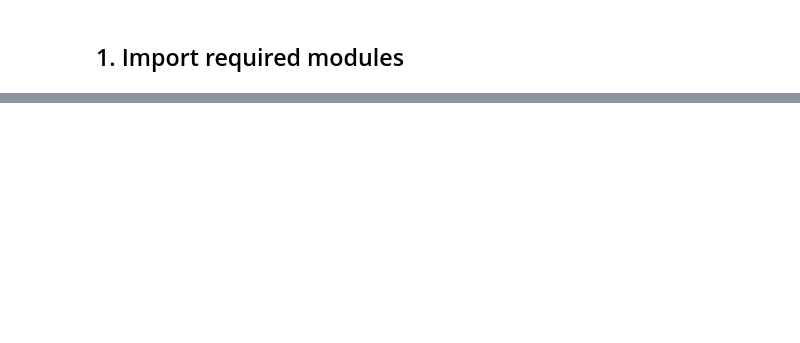
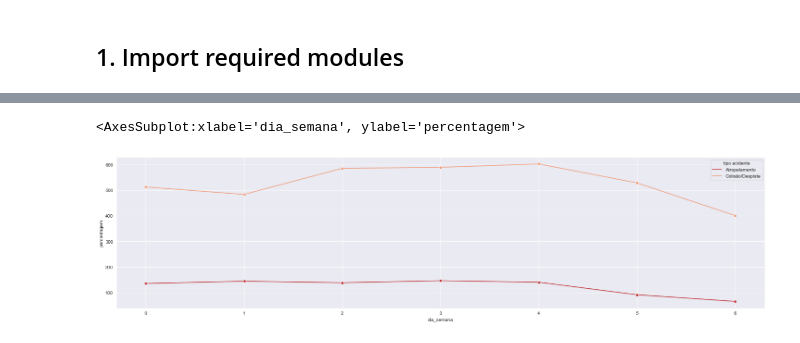
Before and after one commit to FabioParaiso/eds_pfds_project, a Jupyter notebook: 01-notebooks/0.1-accident-general-evaluation.ipynb, the cells around one changed output, grey strips where cells are left out. Cells and saved outputs as stored; diff of their text form; code cells hidden in the pictures; blank space fills up the shorter version.

```diff
--- a/01-notebooks/0.1-accident-general-evaluation.ipynb
+++ b/01-notebooks/0.1-accident-general-evaluation.ipynb
@@ -279,0 +71,11 @@ pd.DataFrame(days, columns = ['day_of_year', 'hour']).merge(teste, on=['day_of_y
+# %%
+weekday_counting = (
+    data_wo_geolocation
+    .groupby(['dia_semana', 'tipo acidente'])
+    .agg(percentagem = ('data', np.size))
+)
+plt.figure(figsize = (25, 6))
+sns.lineplot(data = weekday_counting, x='dia_semana', y='percentagem', hue='tipo acidente', marker='o')
+# %% [output]
+<AxesSubplot:xlabel='dia_semana', ylabel='percentagem'>
+[figure, added]
```
Also changed, not shown: parts of 70 cells of this notebook, 9 other files.
